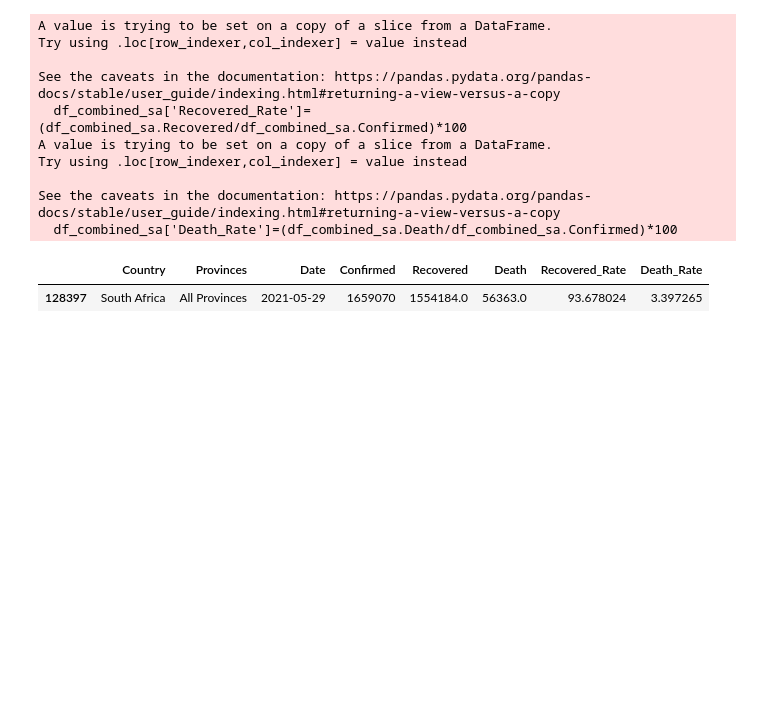
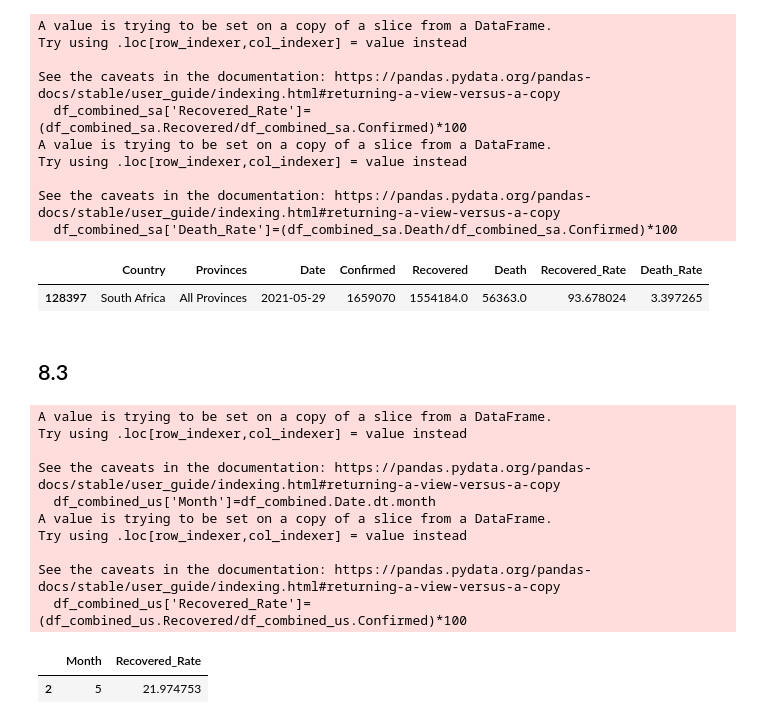
Before and after one commit to AnkitTomar2312/Covid19_CaseStudy, a Jupyter notebook: main.ipynb, the cells around one changed output. Drawn from its saved outputs; the diff is of its cells as text; code cells hidden in the pictures; blank space fills up the shorter version.

```diff
--- a/main.ipynb
+++ b/main.ipynb
@@ -378,3 +378,24 @@ See the caveats in the documentation: https://pandas.pydata.org/pandas-docs/stab
   df_combined_sa['Death_Rate']=(df_combined_sa.Death/df_combined_sa.Confirmed)*100
 |  | Country | Provinces | Date | Confirmed | Recovered | Death | Recovered_Rate | Death_Rate |
 | 128397 | South Africa | All Provinces | 2021-05-29 | 1659070 | 1554184.0 | 56363.0 | 93.678024 | 3.397265 |
+# %% [markdown]
+## 8.3
+# %%
+df_combined_us=df_combined[(df_combined.Country=='US') & ((df_combined.Date>='2020-03-01') & (df_combined.Date<='2020-05-31'))]
+df_combined_us['Month']=df_combined.Date.dt.month
+df_combined_us['Recovered_Rate']=(df_combined_us.Recovered/df_combined_us.Confirmed)*100
+df_monthly_agg=df_combined_us.groupby('Month').Recovered_Rate.mean().reset_index().sort_values(by='Recovered_Rate', ascending=False)
+df_monthly_agg.head(1)
+# %% [output]
+A value is trying to be set on a copy of a slice from a DataFrame.
+Try using .loc[row_indexer,col_indexer] = value instead
+
+See the caveats in the documentation: https://pandas.pydata.org/pandas-docs/stable/user_guide/indexing.html#returning-a-view-versus-a-copy
+  df_combined_us['Month']=df_combined.Date.dt.month
+A value is trying to be set on a copy of a slice from a DataFrame.
+Try using .loc[row_indexer,col_indexer] = value instead
+
+See the caveats in the documentation: https://pandas.pydata.org/pandas-docs/stable/user_guide/indexing.html#returning-a-view-versus-a-copy
+  df_combined_us['Recovered_Rate']=(df_combined_us.Recovered/df_combined_us.Confirmed)*100
+|  | Month | Recovered_Rate |
+| 2 | 5 | 21.974753 |
```
